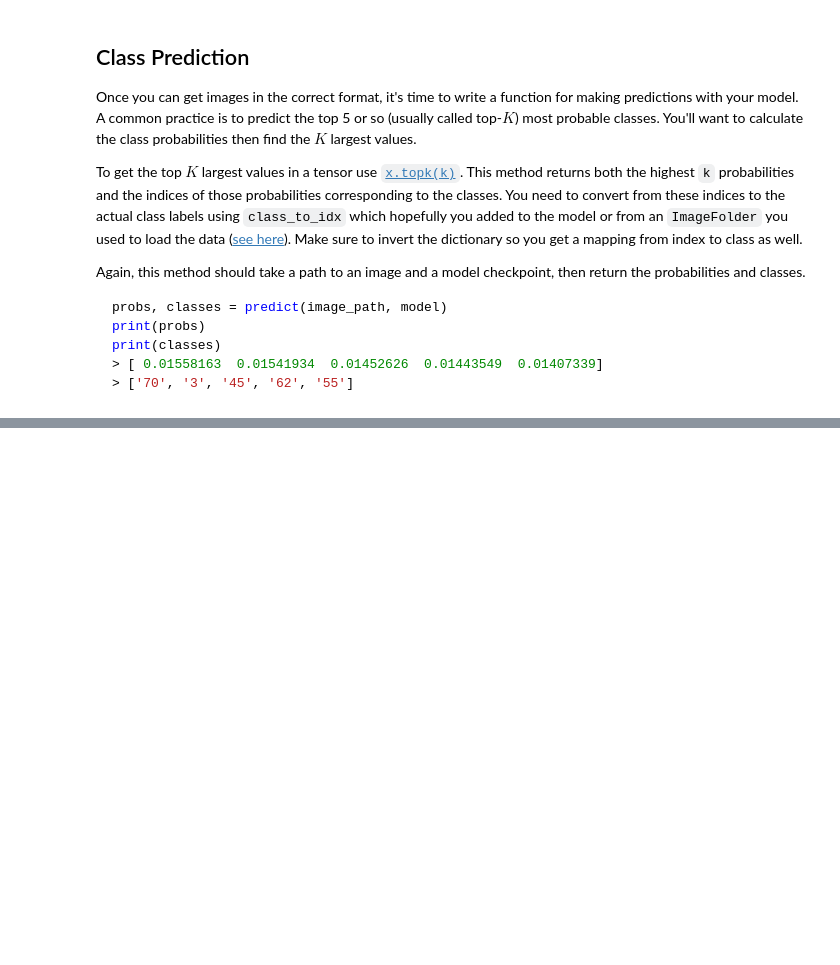
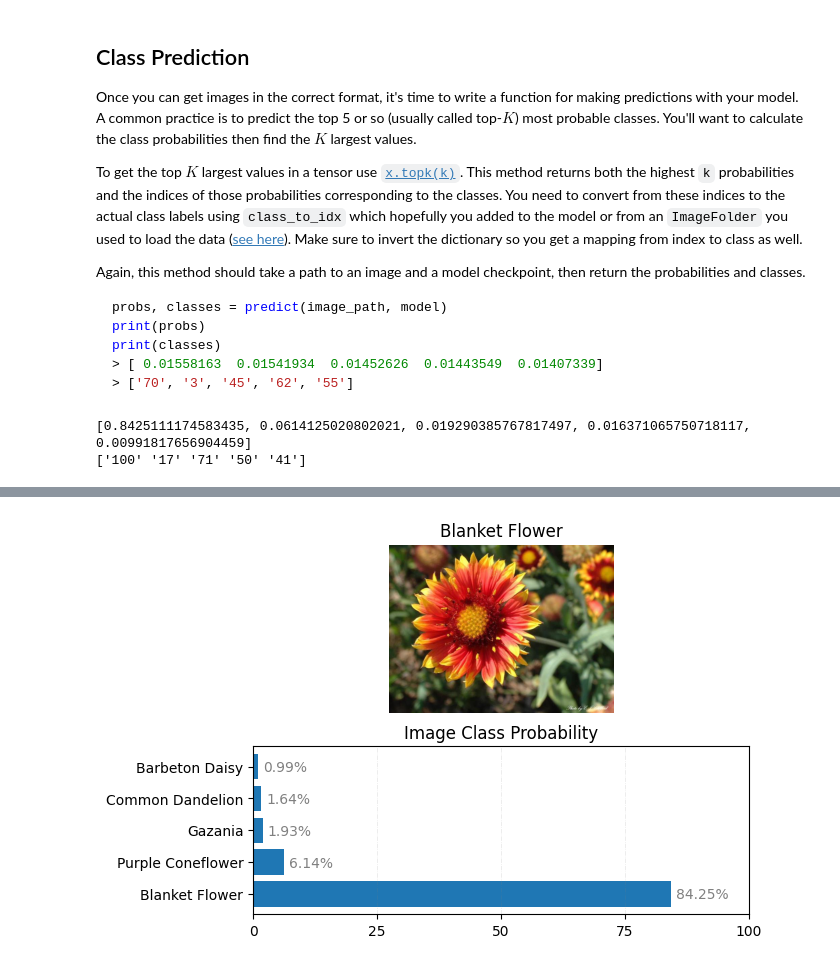
Before and after one commit to cod3d-dev/uda-aipp-imp, a Jupyter notebook: Image Classifier Project.ipynb, the cells around one changed output, grey strips where cells are left out. Drawn from its saved outputs; the diff is of its cells as text; code cells hidden in the pictures; blank space fills up the shorter version.

```diff
--- a/Image Classifier Project.ipynb
+++ b/Image Classifier Project.ipynb
@@ -100,0 +131,4 @@ GPU Workspaces about Keeping Your Session Active. You'll want to include code fr
+# %%
+# Freeze pretrained model parameters
+for param in model.parameters():
+    param.requires_grad = False
@@ -212,3 +456,10 @@ def predict(image_path, model, topk=5):
+# %%
+probs, classes = predict('flowers/test/100/image_07939.jpg','model_checkpoint.pth', 5)
+print(probs)
+print(classes)
+# %% [output]
+[0.8425111174583435, 0.0614125020802021, 0.019290385767817497, 0.016371065750718117, 0.00991817656904459]
+['100' '17' '71' '50' '41']
 # %% [markdown]
 ## Sanity Checking
 
@@ -221,0 +471,45 @@ You can convert from the class integer encoding to actual flower names with the
+# %%
+# TODO: Display an image along with the top 5 classes
+img_path = 'flowers/test/100/image_07939.jpg' #an example from test set
+img = Image.open(img_path)
+
+# Get the prediction
+probs, classes = predict (img_path, 'model_checkpoint.pth', 5)
+
+# get the name of the classes
+class_names = [cat_to_name[item].title() for item in classes]
+
+# Get true class from image path
+true_class_code = img_path.split('/')[-2]
+true_class_name = cat_to_name[true_class_code].title()
+
+# Make a plot with two subplots
+fig, (ax1, ax2) = plt.subplots(2, 1)
+
+# Plot the image
+ax1.title.set_text(true_class_name)
+img = process_image (img)
+imshow(img, ax1)
+
+# Multiply probs * 100 to get a probability in % form
+probabilities = [item * 100 for item in probs]
+
+# Plot a horizontal bar chart
+ax2.barh(class_names, probabilities)
+
+ax2.title.set_text("Image Class Probability")
+ax2.set_xticks(range(0,101,25))
+
+# Show probability at the right of each bar
+for i, v in enumerate(probabilities):
+    ax2.text(v + 1, i - 0.15, f'{probabilities[i]:.2f}%',
+            color = 'gray')
+
+# Show a grid in the x axis
+ax2.grid(visible = True, axis='x', color ='grey',
+        linestyle ='-.', linewidth = 0.5,
+        alpha = 0.2)
+
+plt.show()
+# %% [output]
+[figure, added]
```
Also changed, not shown: parts of 20 cells of this notebook, 5 other files.
